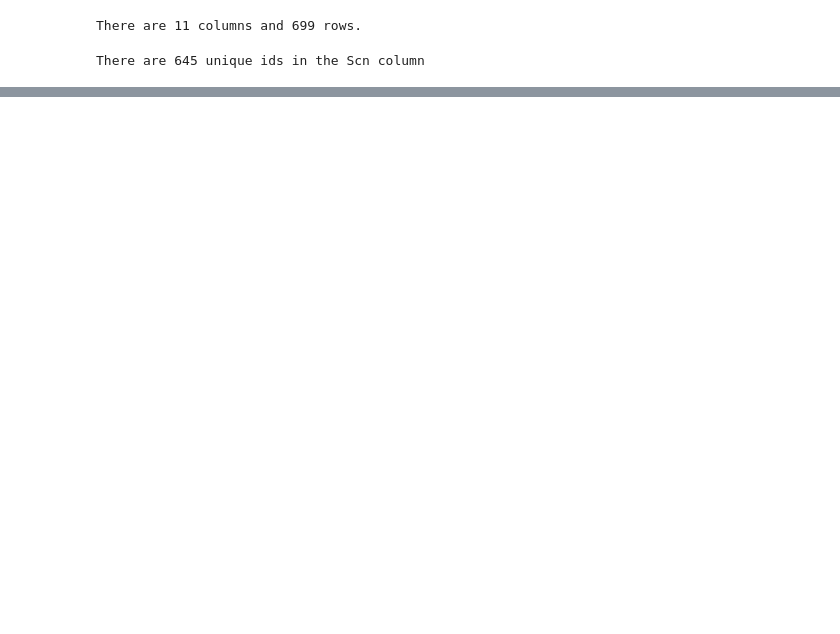
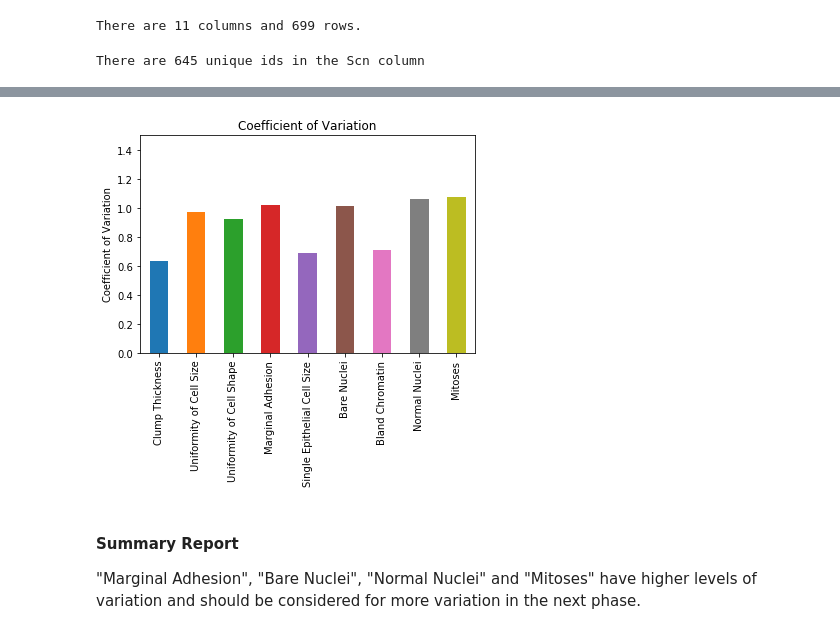
Before and after one commit to INFO590-Pythoneers/Final-Project-Repo, a Jupyter notebook: Phase 1/Code/Final Project Phase 1.ipynb, the cells around one changed output, grey strips where cells are left out. Saved outputs shown, nothing was run; the diff lists cells and outputs as text; code cells hidden in the pictures; blank space fills up the shorter version.

Commit message:
Added mean, median, standard deviation, variance and coefficient of variance.

```diff
--- a/Phase 1/Code/Final Project Phase 1.ipynb
+++ b/Phase 1/Code/Final Project Phase 1.ipynb
@@ -127,0 +131,35 @@ There are 645 unique ids in the Scn column
+# %%
+#Create a label dictionary
+labelDictionary = {
+    "A2": "Clump Thickness",
+    "A3": "Uniformity of Cell Size",
+    "A4": "Uniformity of Cell Shape",
+    "A5": "Marginal Adhesion",
+    "A6": "Single Epithelial Cell Size",
+    "A7": "Bare Nuclei",
+    "A8": "Bland Chromatin",
+    "A9": "Normal Nuclei",
+    "A10": "Mitoses",
+}
+# Store coefficient of variation for future use
+coefDictionary = {}
+
+# Calculate the mean, median, standard and variance for A2 to A10
+for index in df.iloc[:,1:10]:
+    print(labelDictionary[index])
+    print("********************************************")
+    series = df[index]
+    mean = series.mean()
+    median = series.median()
+    std = series.std()
+    variance = series.var()
+    coef = std/mean
+    coefDictionary[labelDictionary[index]] = coef
+    print("Mean: {0:.3f}".format(mean))
+    print("Median: {0:.0f}".format(median))
+    print("Standard Deviation: {0:.3f}".format(std))
+    print("Variance: {0:.3f}".format(variance))
+    print("Coefficient of variation: {0:.3f}".format(coef))
+    if (coef > 1):
+        print("WARNING: The variation is high for \"" + labelDictionary[index] + "\" and may need standardization in the future.")
+    print()
@@ -127,0 +184,12 @@ There are 645 unique ids in the Scn column
+# %%
+# Display bar chart of coefficient of variation for each feature
+coefSeries = pd.Series(coefDictionary)
+ax = coefSeries.plot(kind= 'bar', title= 'Coefficient of Variation')
+ax.set_ylabel("Coefficient of Variation")
+ax.set_ylim(0,1.5)
+print()
+# %% [output]
+[figure, added]
+# %% [markdown]
+#### Summary Report
+"Marginal Adhesion", "Bare Nuclei", "Normal Nuclei" and "Mitoses" have higher levels of variation and should be considered for more variation in the next phase.
```
Also changed, not shown: parts of 5 cells of this notebook.
